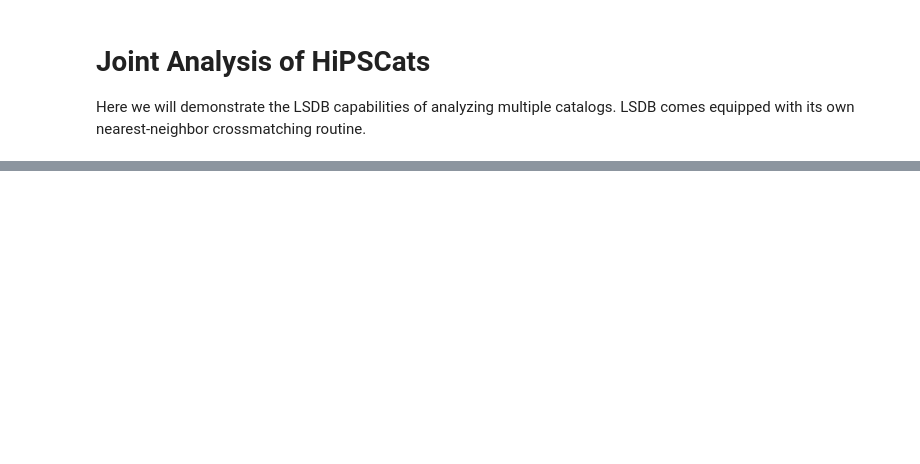
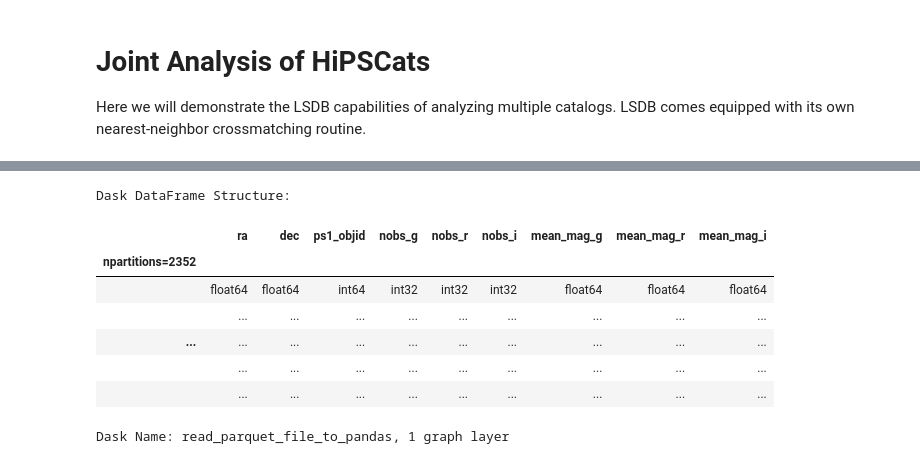
Before and after one commit to swyatt7/ADASS_LSDB_tutorial, a Jupyter notebook: nb/section3.ipynb, the cells around one changed output, grey strips where cells are left out. Drawn from its saved outputs; the diff is of its cells as text; code cells hidden in the pictures; blank space fills up the shorter version.

```diff
--- a/nb/section3.ipynb
+++ b/nb/section3.ipynb
@@ -24,0 +61,12 @@ ztf = lsdb_registry.load_hipscat("ztf_dr14")
+# %%
+ztf
+# %% [output]
+Dask DataFrame Structure:
+|  | ra | dec | ps1_objid | nobs_g | nobs_r | nobs_i | mean_mag_g | mean_mag_r | mean_mag_i |
+| npartitions=2352 |  |  |  |  |  |  |  |  |  |
+|  | float64 | float64 | int64 | int32 | int32 | int32 | float64 | float64 | float64 |
+|  | ... | ... | ... | ... | ... | ... | ... | ... | ... |
+| ... | ... | ... | ... | ... | ... | ... | ... | ... | ... |
+|  | ... | ... | ... | ... | ... | ... | ... | ... | ... |
+|  | ... | ... | ... | ... | ... | ... | ... | ... | ... |
+Dask Name: read_parquet_file_to_pandas, 1 graph layer
```
Also changed, not shown: parts of 15 cells of this notebook, 6 other files.
